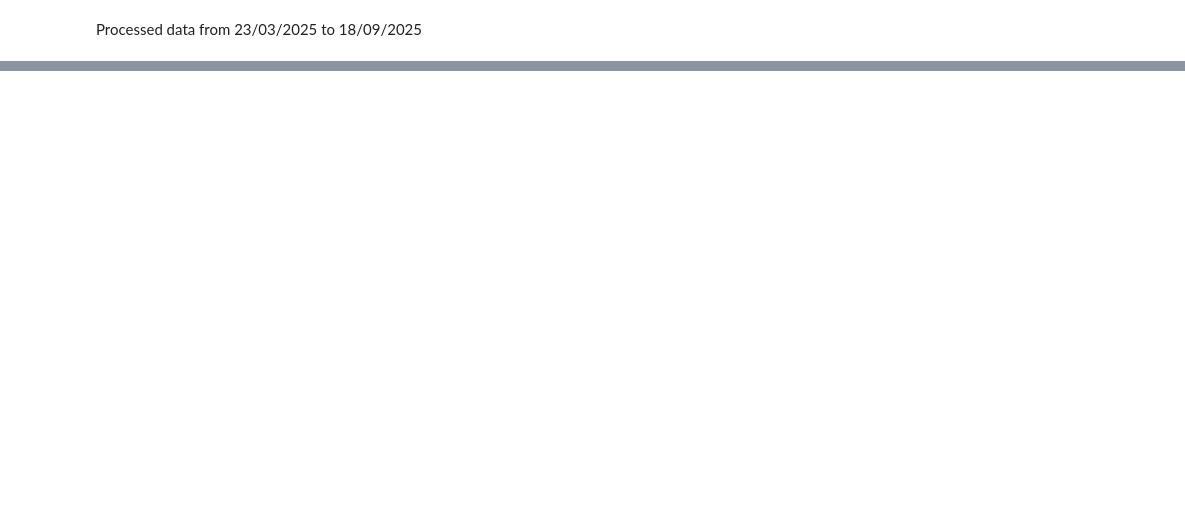
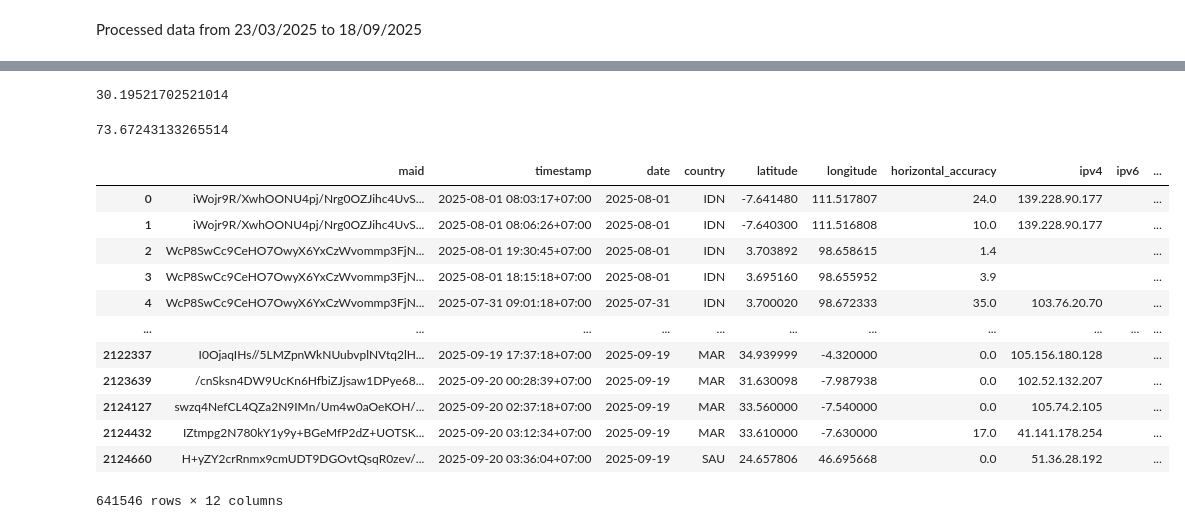
Before and after one commit to LeoNguyen868/new_casacom, a Jupyter notebook: stats.ipynb, the cells around one changed output, grey strips where cells are left out. Saved outputs shown, nothing was run; the diff lists cells and outputs as text; code cells hidden in the pictures; blank space fills up the shorter version.

```diff
--- a/stats.ipynb
+++ b/stats.ipynb
@@ -234,0 +108,22 @@ fig.show()
+# %%
+# Print total counts
+print(f"Total home MAIDs matched: {home_maid.maid.nunique()}")
+print(f"Total work MAIDs matched: {work_maid.maid.nunique()}")
+
+# Calculate match percentages
+print("Our home Maids matched",home_gt.maid.nunique())
+home_match_percent = home_gt.maid.nunique()/home_maid.maid.nunique()*100
+print("Our work Maids matched",work_gt.maid.nunique())
+work_match_percent = work_gt.maid.nunique()/work_maid.maid.nunique()*100
+
+print(f"Home MAID match percentage: {home_match_percent:.2f}%")
+print(f"Work MAID match percentage: {work_match_percent:.2f}%")
+import pandas as pd
+matched_home_89=pd.read_parquet('/home/hieu/Work/new_casacom/data/months/all_home_match.parquet')
+matched_work_89=pd.read_parquet('/home/hieu/Work/new_casacom/data/months/all_work_match.parquet')
+print(f"Number of MAIDs of F 04-05 matched with 8.9 million maids:\n -Home: {matched_home_89.shape[0]}\n -Work: {matched_work_89.shape[0]}")
+# number of maid have home and work
+# # Print the number of unique MAIDs that have home and work locations
+# print(f"Our Number of unique MAIDs with home locations matched with 8.9 million maids: {home.maid.nunique()}")
+# print(f"Our Number of unique MAIDs with work locations matched with 8.9 million maids: {work.maid.nunique()}")
+# print(f"Our Number of unique MAIDs with home and work locations matched with 8.9 million maids: {len(set(home.maid.unique()) | set(work.maid.unique()))}")
@@ -234,0 +253,2 @@ fig.show()
+# %%
+hihi=matched_home_89[~matched_home_89.ad_id.isin(home_maid.ad_id_gt)]
@@ -234,0 +261,32 @@ fig.show()
+# %%
+import duckdb
+filtered_df=duckdb.query("""
+select * from read_parquet('/home/hieu/Work/new_casacom/data/raw_rt/**/*.parquet')
+where maid in (select distinct ad_id from hihi limit 10000)
+""").df()
+# %%
+drop=filtered_df.drop_duplicates(subset=['latitude','longitude'])
+# %%
+drop.shape[0]/filtered_df.shape[0]*100
+# %% [output]
+30.19521702521014
+# %%
+drop.maid.nunique()/filtered_df.maid.nunique()*100
+# %% [output]
+73.67243133265514
+# %%
+drop
+# %% [output]
+|  | maid | timestamp | date | country | latitude | longitude | horizontal_accuracy | ipv4 | ipv6 | ... |
+| 0 | iWojr9R/XwhOONU4pj/Nrg0OZJihc4UvS... | 2025-08-01 08:03:17+07:00 | 2025-08-01 | IDN | -7.641480 | 111.517807 | 24.0 | 139.228.90.177 |  | ... |
+| 1 | iWojr9R/XwhOONU4pj/Nrg0OZJihc4UvS... | 2025-08-01 08:06:26+07:00 | 2025-08-01 | IDN | -7.640300 | 111.516808 | 10.0 | 139.228.90.177 |  | ... |
+| 2 | WcP8SwCc9CeHO7OwyX6YxCzWvommp3FjN... | 2025-08-01 19:30:45+07:00 | 2025-08-01 | IDN | 3.703892 | 98.658615 | 1.4 |  |  | ... |
+| 3 | WcP8SwCc9CeHO7OwyX6YxCzWvommp3FjN... | 2025-08-01 18:15:18+07:00 | 2025-08-01 | IDN | 3.695160 | 98.655952 | 3.9 |  |  | ... |
+| 4 | WcP8SwCc9CeHO7OwyX6YxCzWvommp3FjN... | 2025-07-31 09:01:18+07:00 | 2025-07-31 | IDN | 3.700020 | 98.672333 | 35.0 | 103.76.20.70 |  | ... |
+| ... | ... | ... | ... | ... | ... | ... | ... | ... | ... | ... |
+| 2122337 | I0OjaqIHs//5LMZpnWkNUubvplNVtq2lH... | 2025-09-19 17:37:18+07:00 | 2025-09-19 | MAR | 34.939999 | -4.320000 | 0.0 | 105.156.180.128 |  | ... |
+| 2123639 | /cnSksn4DW9UcKn6HfbiZJjsaw1DPye68... | 2025-09-20 00:28:39+07:00 | 2025-09-19 | MAR | 31.630098 | -7.987938 | 0.0 | 102.52.132.207 |  | ... |
+| 2124127 | swzq4NefCL4QZa2N9IMn/Um4w0aOeKOH/... | 2025-09-20 02:37:18+07:00 | 2025-09-19 | MAR | 33.560000 | -7.540000 | 0.0 | 105.74.2.105 |  | ... |
+| 2124432 | IZtmpg2N780kY1y9y+BGeMfP2dZ+UOTSK... | 2025-09-20 03:12:34+07:00 | 2025-09-19 | MAR | 33.610000 | -7.630000 | 17.0 | 41.141.178.254 |  | ... |
+| 2124660 | H+yZY2crRnmx9cmUDT9DGOvtQsqR0zev/... | 2025-09-20 03:36:04+07:00 | 2025-09-19 | SAU | 24.657806 | 46.695668 | 0.0 | 51.36.28.192 |  | ... |
+641546 rows × 12 columns
```
Also changed, not shown: parts of 75 cells of this notebook, 19 other files.
